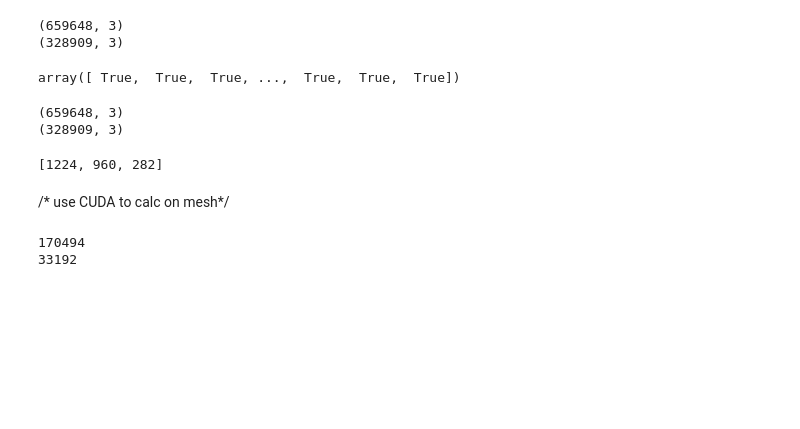
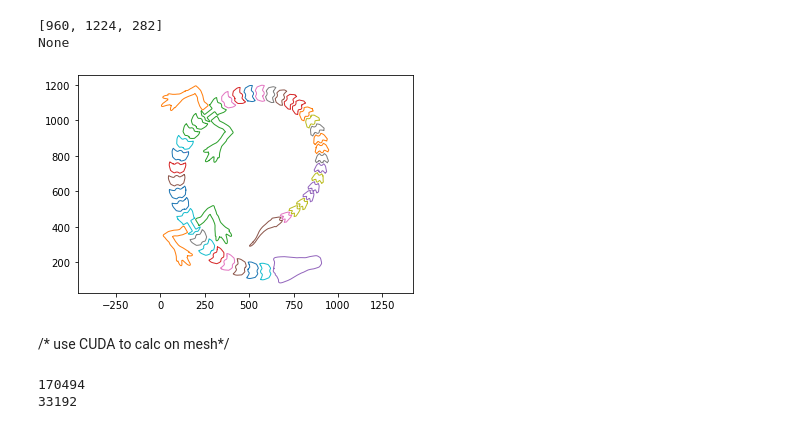
Before and after one commit to Mherder89/PythonLCDSlicer, a Jupyter notebook: proto notebook/prototyping_notebook.ipynb, the cells around one changed output. Drawn from its saved outputs; the diff is of its cells as text; code cells hidden in the pictures; blank space fills up the shorter version.

Commit message:
- rotate stl on import - scale relative to build plate or to model

```diff
--- a/proto notebook/prototyping_notebook.ipynb
+++ b/proto notebook/prototyping_notebook.ipynb
@@ -84,61 +85,39 @@ mesh_raw.visual.face_colors = [100, 100, 100, 255]
-# %%
-print(mesh_raw.faces.shape)
-print(mesh_raw.vertices.shape)
-# %% [output]
-(659648, 3)
-(328909, 3)
-# %%
-mesh_raw.merge_vertices()
-mesh_raw.remove_unreferenced_vertices()
-mesh_raw.remove_infinite_values()
-mesh_raw.remove_duplicate_faces()
-mesh_raw.remove_degenerate_faces()
-# %% [output]
-array([ True,  True,  True, ...,  True,  True,  True])
-# %%
-print(mesh_raw.faces.shape)
-print(mesh_raw.vertices.shape)
-# %% [output]
-(659648, 3)
-(328909, 3)
 # %%
 origin, xaxis, yaxis, zaxis = [0, 0, 0], [1, 0, 0], [0, 1, 0], [0, 0, 1]
 mesh = mesh_raw.copy()
 transform, bounds = trimesh.bounds.oriented_bounds(mesh, angle_digits=1, ordered=False, normal=zaxis)
 #mesh.apply_transform(trimesh.transformations.reflection_matrix(bounds/2.0, zaxis))
 scale_rel_to_buildplate = 0.4
 scale = min([3840.0,2400.0,4000.0]/bounds)*scale_rel_to_buildplate # min([10,10,10]/bounds) #
 # voxel_bounds = scale*bounds
 # voxel_bounds = np.ceil(voxel_bounds)
 mesh.apply_transform(transform)
 mesh.apply_transform(trimesh.transformations.translation_matrix(bounds/2.0))
 mesh.apply_transform(trimesh.transformations.scale_matrix(scale, origin))
+# Rz = trimesh.transformations.rotation_matrix(math.pi/2.0, zaxis)
+# mesh.apply_transform(Rz)
+mesh.rezero()
 # print(voxel_bounds)
 # print(mesh.bounding_box.bounds)
 voxel_bounds = [int(np.ceil(mesh.bounding_box.bounds[1,0])), int(np.ceil(mesh.bounding_box.bounds[1,1])), int(np.ceil(mesh.bounding_box.bounds[1,2]))]
 print(voxel_bounds)
 voxel_bounds[0] += 5 # 2px left 3px right border
 voxel_bounds[1] += 5
 voxel_bounds[0] += voxel_bounds[0] % 2
 voxel_bounds[1] += voxel_bounds[1] % 2
 mesh.apply_transform(trimesh.transformations.translation_matrix([2.5,2.5,0])) # shift xy by half a pixel (+2px Boder), so pixel index coordinate is mid pixel
-z_layer = 94
+z_layer = 5
 project_z0_matrix = [[1,0,0,0],[0,1,0,0],[0,0,1,-z_layer],[0,0,0,1]]
 slice = mesh.section(plane_origin=[0,0,z_layer], plane_normal=zaxis)
 slice_2D, to_3D = slice.to_planar(to_2D=project_z0_matrix, normal=zaxis, check=False)
-# filledImg = slice_2D.rasterize(pitch=1.0, origin=[0,0], resolution=voxel_bounds[0:2], fill=True, width=0)
-# from PIL import ImageChops
-# # borderIMG = slice_2D.rasterize(pitch=1.0, origin=[0,0], resolution=voxel_bounds[0:2], fill=False, width=0)
-# # binaryImg = ImageChops.difference(filledImg,borderIMG)
-# # sadly this does not work, Pixels that are too close are discarded later but take up resources :-(
-# # need slicer for only inner Pixels, no touching!
-# binaryImg = filledImg
-# print(slice_2D.plot_entities())
+print(slice_2D.plot_entities())
 
 # sparseImg = np.nonzero(binaryImg)
 # sparseImg = np.transpose([sparseImg[1],sparseImg[0]])
 # %% [output]
-[1224, 960, 282]
+[960, 1224, 282]
+None
+[figure, added]
 # %% [markdown]
 /* use CUDA to calc on mesh*/
 # %%
```
Also changed, not shown: parts of 1 cell of this notebook, 2 other files.
